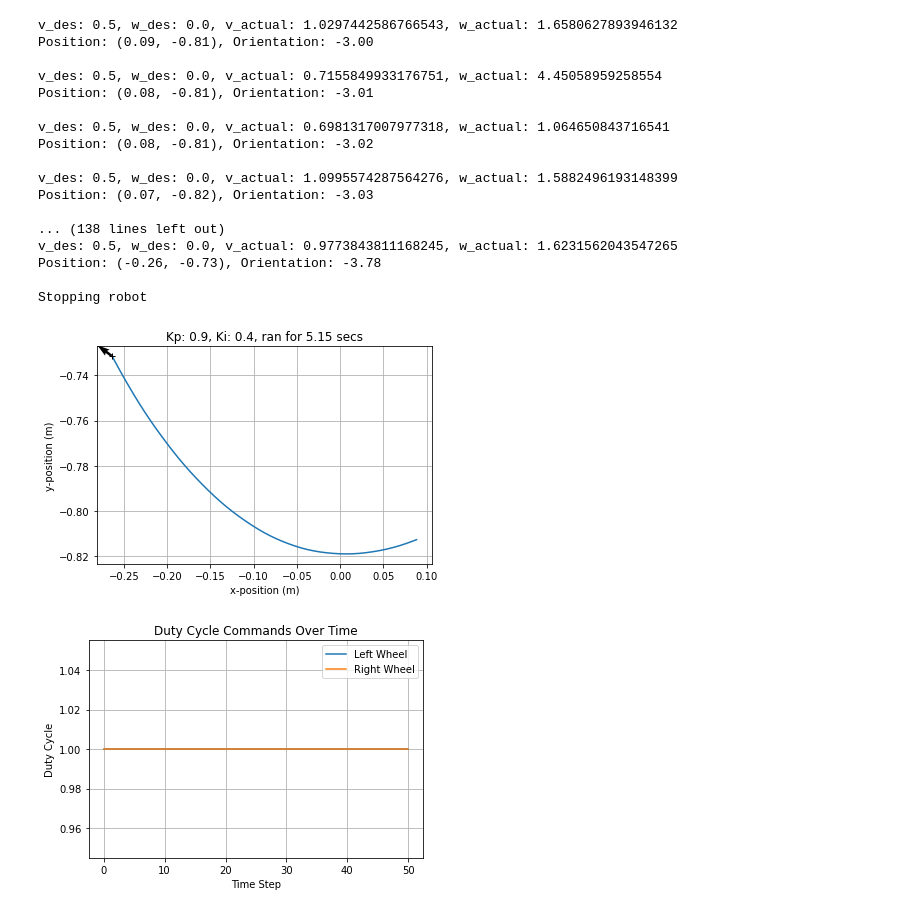
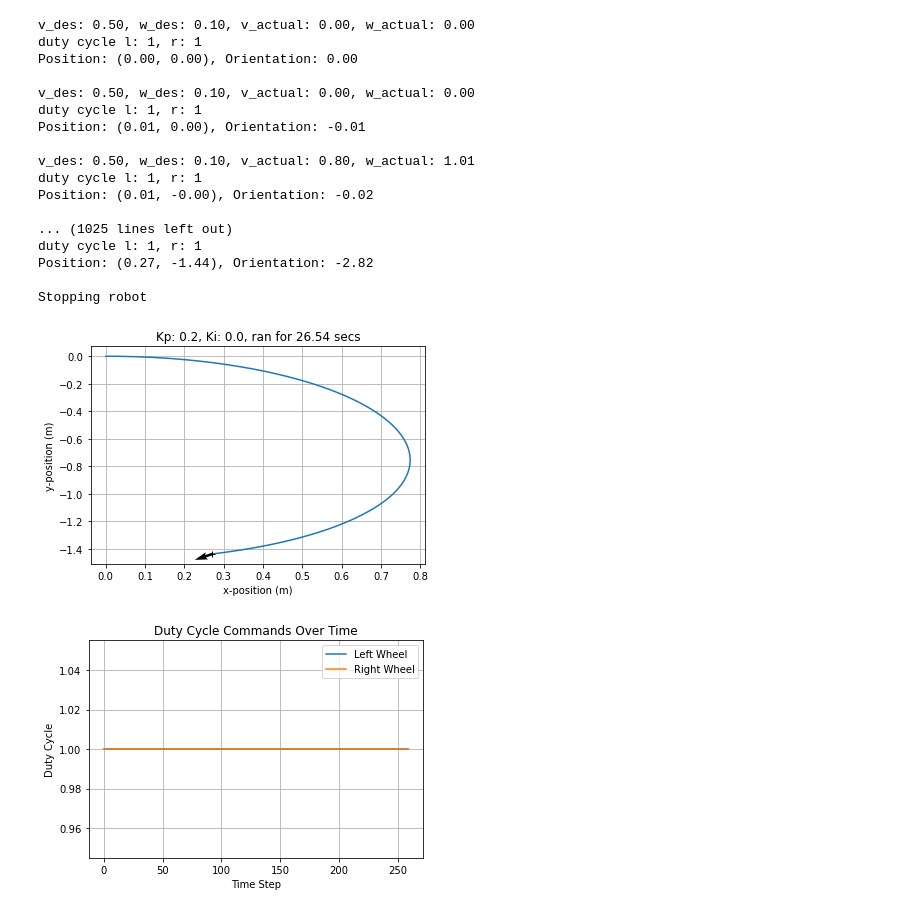
Before and after one commit to arshi9344/ECE4191-E5-tennibot, a Jupyter notebook: Testing.ipynb, the cells around one changed output. Drawn from its saved outputs; the diff is of its cells as text; code cells hidden in the pictures.

Commit message:
Further updates to PI control loop and testing

```diff
--- a/Testing.ipynb
+++ b/Testing.ipynb
@@ -12,11 +12,11 @@ GPIO.cleanup()
 
 GPIO.setmode(GPIO.BCM)
 
-ML_ENC_A = 23 # yellow encoder c
-ML_ENC_B = 24 # white encoder c
+ML_ENC_A = 15 # yellow encoder c 23
+ML_ENC_B = 14 # white encoder c 24
 
-MR_ENC_A = 14 # yellow encoder c
-MR_ENC_B = 15 # white encoder c
+MR_ENC_A = 24 # yellow encoder c
+MR_ENC_B = 23 # white encoder c
 
 """
 - gear ratio = 75:1 = motor shaft rotates 75 times each revolution
@@ -26,13 +26,13 @@ MR_ENC_B = 15 # white encoder c
 MAX_ENC_STEPS = 3600
 
 # Motor Pins
-ML_IN1 = 10 # IN1
-ML_IN2 = 22 # IN2
-ML_ENA = 9 # brown
+ML_IN1 = 17 # IN1 10
+ML_IN2 = 27 # IN2 22
+ML_ENA = 11 # brown 9
 
-MR_IN3 = 27 # IN3
-MR_IN4 = 17 # IN4
-MR_ENB = 11
+MR_IN3 = 22 # IN3
+MR_IN4 = 10 # IN4
+MR_ENB = 9
 
 # Physical dimensions
 WHEEL_RADIUS = 0.056 # meters
@@ -198,8 +210,8 @@ from IPython import display
 
 
 # Parameters
-Kp = 0.9
-Ki = 0.4
+Kp = 0.2
+Ki = 0.0
 
 # Initialising
 controller = RobotController(Kp, Ki)
@@ -211,15 +223,19 @@ duty_cycle_commands = []
 
 # Example: Move forward at 0.5 m/s with no rotation
 v_desired = 0.5
-w_desired = 0.0
+w_desired = 0.1
 
-start_time = time.time()
+start_time, last_time = time.time(), time.time()
 
 try:
     while True:
-        duty_cycle_l, duty_cycle_r = controller.drive(v_desired, w_desired, robot.wl, robot.wr)
-        print(f"v_des: {v_desired}, w_des: {w_desired}, v_actual: {robot.wl}, w_actual: {robot.wr}")
-        x, y, th = robot.pose_update(duty_cycle_l, duty_cycle_r)
+        current_time = time.time()
+        actual_dt = current_time - last_time
+
+        duty_cycle_l, duty_cycle_r = controller.drive(v_desired, w_desired, robot.wl, robot.wr, actual_dt)
+        print(f"v_des: {v_desired:.2f}, w_des: {w_desired:.2f}, v_actual: {robot.wl:.2f}, w_actual: {robot.wr:.2f}")
+        print(f"duty cycle l: {duty_cycle_l}, r: {duty_cycle_r}")
+        x, y, th = robot.pose_update(duty_cycle_l, duty_cycle_r, actual_dt)
 
         # Log data
         poses.append([x,y,th])
@@ -228,6 +244,7 @@ try:
 
         print(f"Position: ({x:.2f}, {y:.2f}), Orientation: {th:.2f}\n")
 
+        last_time = current_time
         time.sleep(robot.dt)
 
 except KeyboardInterrupt:
@@ -240,47 +257,47 @@ except KeyboardInterrupt:
 #     plt.cla()
     plt.figure()
     plt.plot(np.array(poses)[:,0],np.array(poses)[:,1])
     plt.plot(x,y,'k',marker='+')
     plt.quiver(x,y,0.1*np.cos(th),0.1*np.sin(th))
     plt.xlabel('x-position (m)')
     plt.ylabel('y-position (m)')
     plt.title(f"Kp: {Kp}, Ki: {Ki}, ran for {duration:.2f} secs")
     plt.grid()
 #     display.clear_output(wait=True)
 #     display.display(plt.gcf())
 
     plt.figure()
     duty_cycle_commands = np.array(duty_cycle_commands)
     plt.plot(duty_cycle_commands[:, 0], label='Left Wheel')
     plt.plot(duty_cycle_commands[:, 1], label='Right Wheel')
     plt.xlabel('Time Step')
     plt.ylabel('Duty Cycle')
     plt.title('Duty Cycle Commands Over Time')
     plt.legend()
     plt.grid()
 #     display.display(plt.gcf())
 
 #     GPIO.cleanup()
 # %% [output]
-v_des: 0.5, w_des: 0.0, v_actual: 1.0297442586766543, w_actual: 1.6580627893946132
-Position: (0.09, -0.81), Orientation: -3.00
+v_des: 0.50, w_des: 0.10, v_actual: 0.00, w_actual: 0.00
+duty cycle l: 1, r: 1
+Position: (0.00, 0.00), Orientation: 0.00
 
-v_des: 0.5, w_des: 0.0, v_actual: 0.7155849933176751, w_actual: 4.45058959258554
-Position: (0.08, -0.81), Orientation: -3.01
+v_des: 0.50, w_des: 0.10, v_actual: 0.00, w_actual: 0.00
+duty cycle l: 1, r: 1
+Position: (0.01, 0.00), Orientation: -0.01
 
-v_des: 0.5, w_des: 0.0, v_actual: 0.6981317007977318, w_actual: 1.064650843716541
-Position: (0.08, -0.81), Orientation: -3.02
+v_des: 0.50, w_des: 0.10, v_actual: 0.80, w_actual: 1.01
+duty cycle l: 1, r: 1
+Position: (0.01, -0.00), Orientation: -0.02
 
-v_des: 0.5, w_des: 0.0, v_actual: 1.0995574287564276, w_actual: 1.5882496193148399
-Position: (0.07, -0.82), Orientation: -3.03
-
-... (138 lines left out)
-v_des: 0.5, w_des: 0.0, v_actual: 0.9773843811168245, w_actual: 1.6231562043547265
-Position: (-0.26, -0.73), Orientation: -3.78
+... (1025 lines left out)
+duty cycle l: 1, r: 1
+Position: (0.27, -1.44), Orientation: -2.82
 
 Stopping robot
-[figure, old version]
+[figure, new version]
-[figure, old version]
+[figure, new version]
 # %%
 # duty_cycle_l, duty_cycle_r = controller.drive(0.5, 0, robot.wl, robot.wr)
 # print(f"{duty_cycle_l}, {duty_cycle_r}")
```
Also changed, not shown: parts of 4 cells of this notebook.
